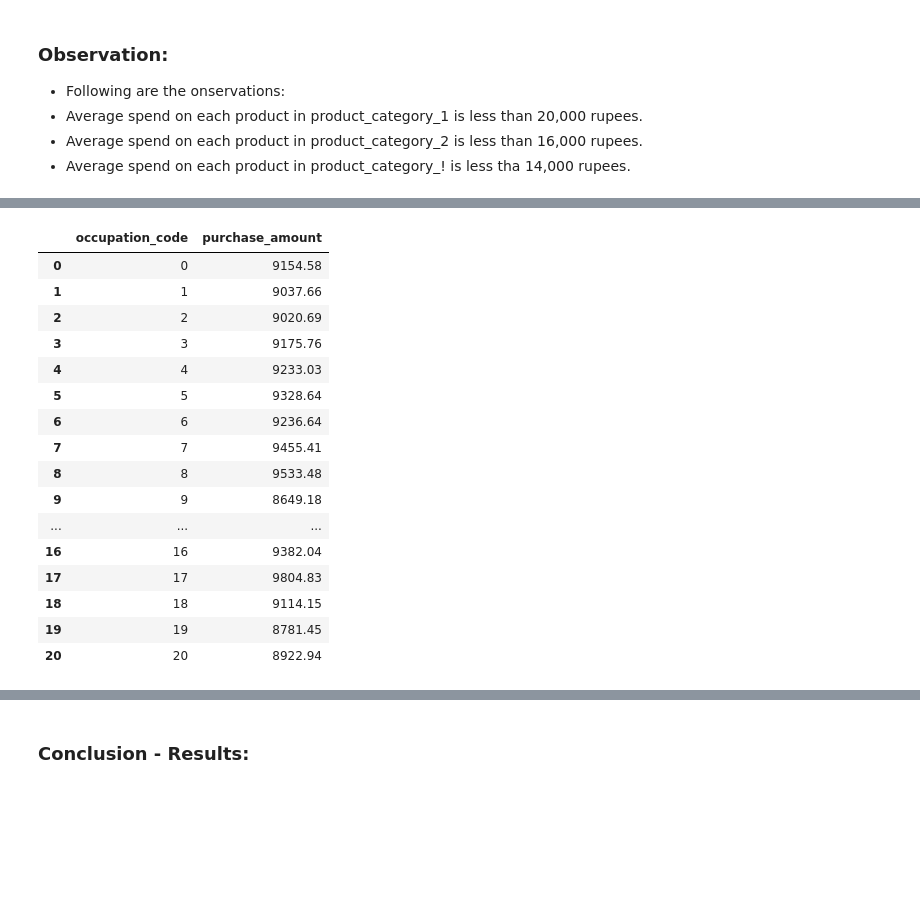
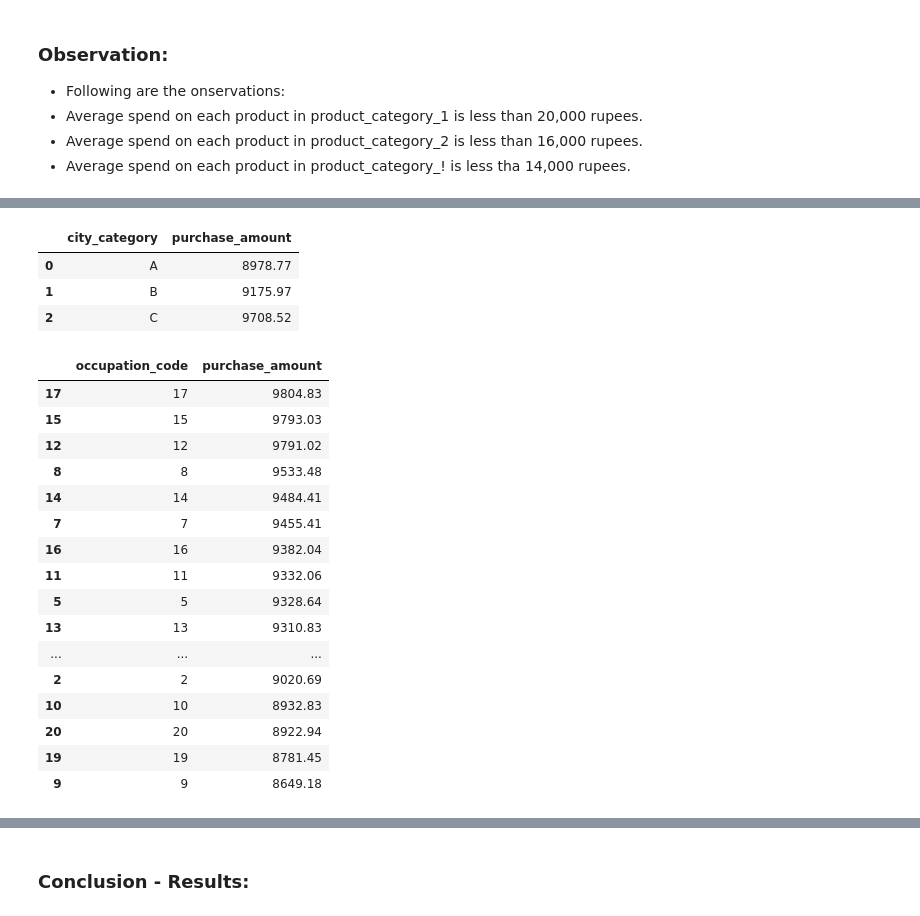
Before and after one commit to kirandhasade/Black_Friday_Analysis, a Jupyter notebook: Black friday.ipynb, the cells around one changed output, grey strips where cells are left out. Saved outputs shown, nothing was run; the diff lists cells and outputs as text; code cells hidden in the pictures; blank space fills up the shorter version.

```diff
--- a/Black friday.ipynb
+++ b/Black friday.ipynb
@@ -518,23 +526,32 @@ ax = ax.bar_label(ax.containers[0])
+# %%
+average_spend_city_category
+# %% [output]
+|  | city_category | purchase_amount |
+| 0 | A | 8978.77 |
+| 1 | B | 9175.97 |
+| 2 | C | 9708.52 |
 # %%
 ### Q.10 What average spend on each occupation?
 # %%
-analysis_df.groupby('occupation_code')['purchase_amount'].mean().reset_index().round(2)
+average_spend_occupation=analysis_df.groupby('occupation_code')['purchase_amount'].mean().reset_index().round(2)
+average_spend_sort_occupation=average_spend_occupation.sort_values(by="purchase_amount", ascending=False)
+average_spend_sort_occupation
 # %% [output]
 |  | occupation_code | purchase_amount |
-| 0 | 0 | 9154.58 |
-| 1 | 1 | 9037.66 |
+| 17 | 17 | 9804.83 |
+| 15 | 15 | 9793.03 |
+| 12 | 12 | 9791.02 |
+| 8 | 8 | 9533.48 |
+| 14 | 14 | 9484.41 |
+| 7 | 7 | 9455.41 |
+| 16 | 16 | 9382.04 |
+| 11 | 11 | 9332.06 |
+| 5 | 5 | 9328.64 |
+| 13 | 13 | 9310.83 |
+| ... | ... | ... |
 | 2 | 2 | 9020.69 |
-| 3 | 3 | 9175.76 |
-| 4 | 4 | 9233.03 |
-| 5 | 5 | 9328.64 |
-| 6 | 6 | 9236.64 |
-| 7 | 7 | 9455.41 |
-| 8 | 8 | 9533.48 |
+| 10 | 10 | 8932.83 |
+| 20 | 20 | 8922.94 |
+| 19 | 19 | 8781.45 |
 | 9 | 9 | 8649.18 |
-| ... | ... | ... |
-| 16 | 16 | 9382.04 |
-| 17 | 17 | 9804.83 |
-| 18 | 18 | 9114.15 |
-| 19 | 19 | 8781.45 |
-| 20 | 20 | 8922.94 |
 # %%
```
Also changed, not shown: parts of 16 cells of this notebook.
